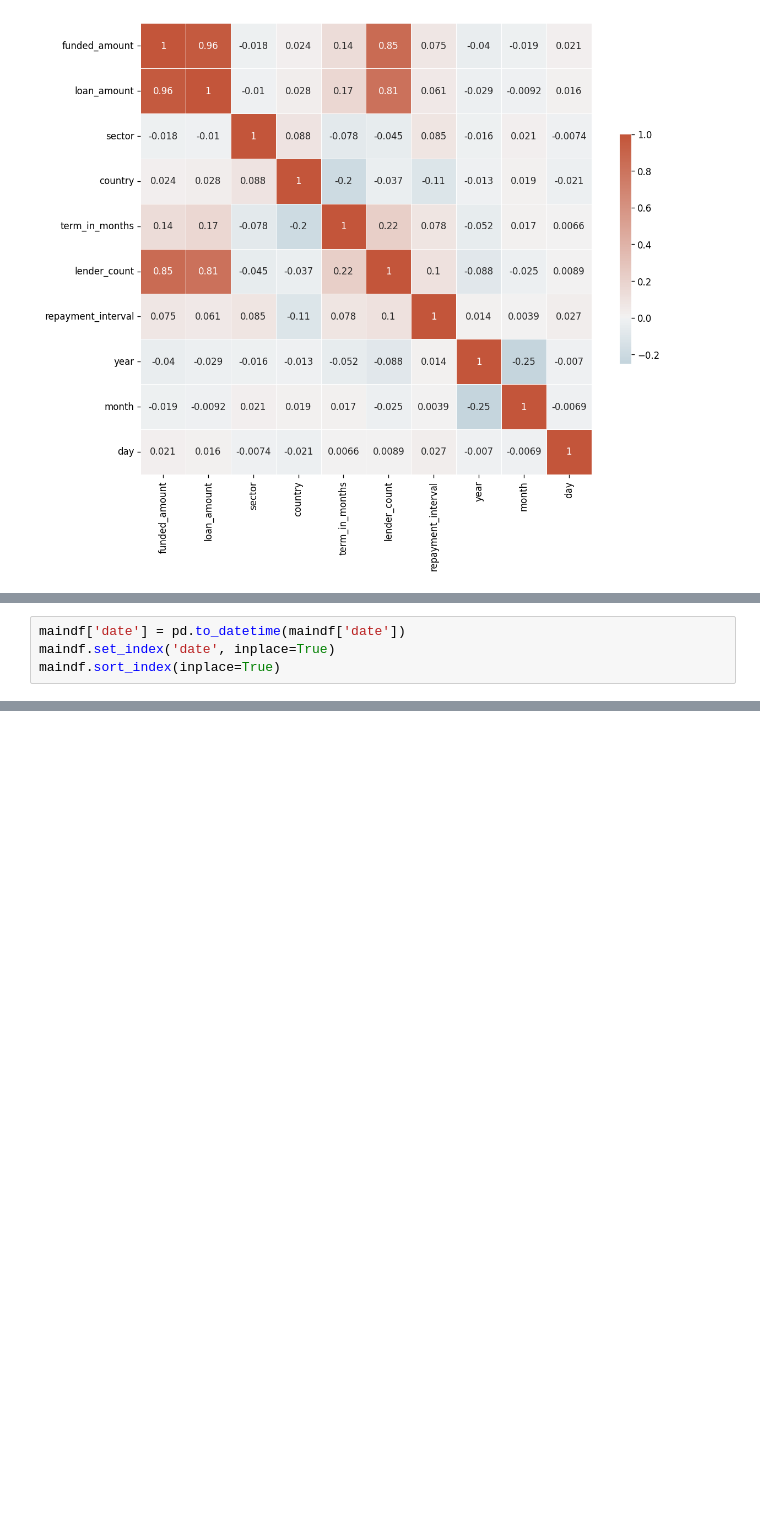
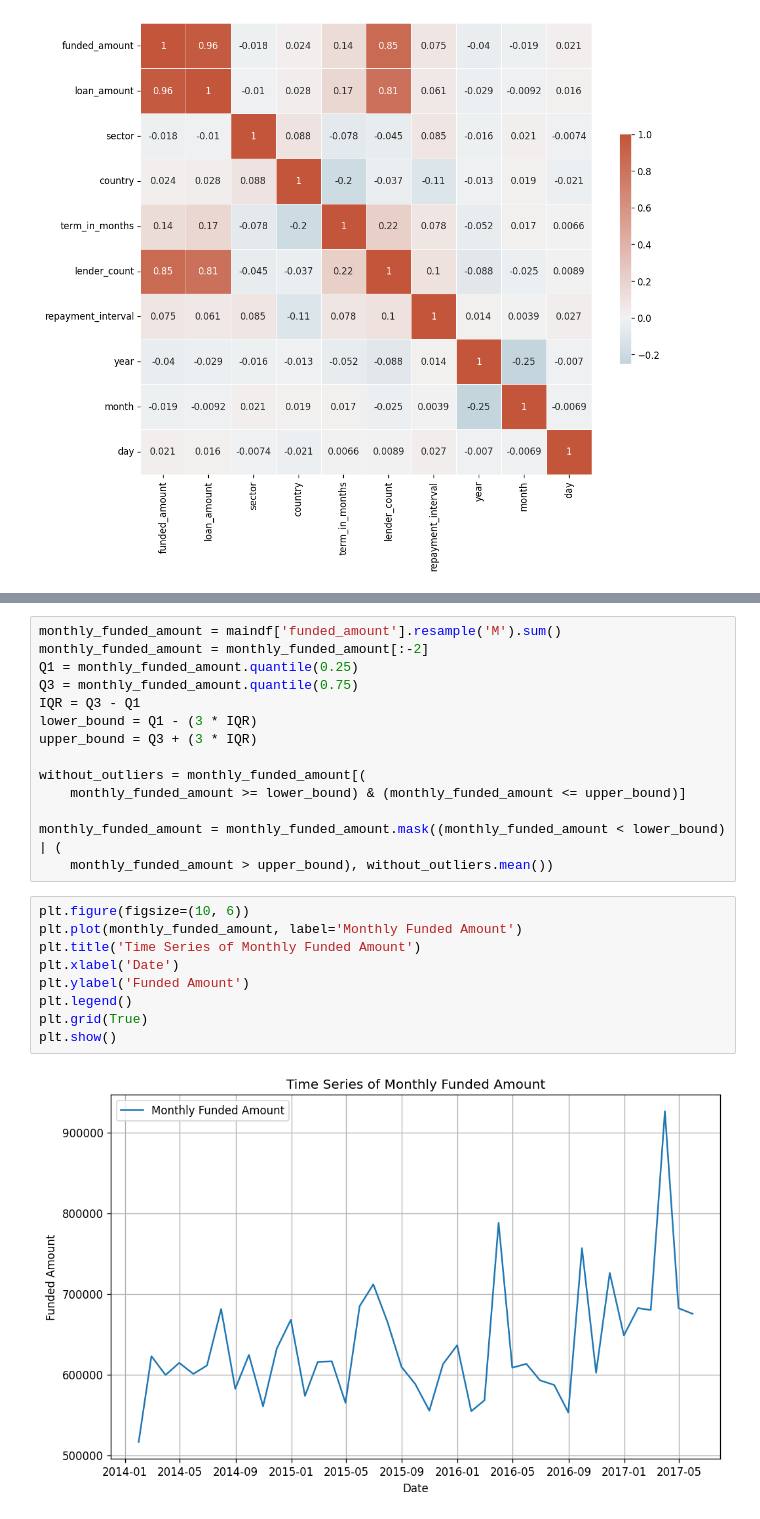
Before and after one commit to mahmoud-hassan1/Bi--Kiva-Loan-project, a Jupyter notebook: project.ipynb, the cells around one changed output, grey strips where cells are left out. Saved outputs shown, nothing was run; the diff lists cells and outputs as text; blank space fills up the shorter version.

```diff
--- a/project.ipynb
+++ b/project.ipynb
@@ -319,4 +224,0 @@ R^2 Score: 0.9763359308695467
-# %%
-maindf['date'] = pd.to_datetime(maindf['date'])
-maindf.set_index('date', inplace=True)
-maindf.sort_index(inplace=True)
@@ -635,0 +295,25 @@ plt.show()
+# %%
+monthly_funded_amount = maindf['funded_amount'].resample('M').sum()
+monthly_funded_amount = monthly_funded_amount[:-2]
+Q1 = monthly_funded_amount.quantile(0.25)
+Q3 = monthly_funded_amount.quantile(0.75)
+IQR = Q3 - Q1
+lower_bound = Q1 - (3 * IQR)
+upper_bound = Q3 + (3 * IQR)
+
+without_outliers = monthly_funded_amount[(
+    monthly_funded_amount >= lower_bound) & (monthly_funded_amount <= upper_bound)]
+
+monthly_funded_amount = monthly_funded_amount.mask((monthly_funded_amount < lower_bound) | (
+    monthly_funded_amount > upper_bound), without_outliers.mean())
+# %%
+plt.figure(figsize=(10, 6))
+plt.plot(monthly_funded_amount, label='Monthly Funded Amount')
+plt.title('Time Series of Monthly Funded Amount')
+plt.xlabel('Date')
+plt.ylabel('Funded Amount')
+plt.legend()
+plt.grid(True)
+plt.show()
+# %% [output]
+[figure, added]
```
Also changed, not shown: parts of 104 cells of this notebook.
